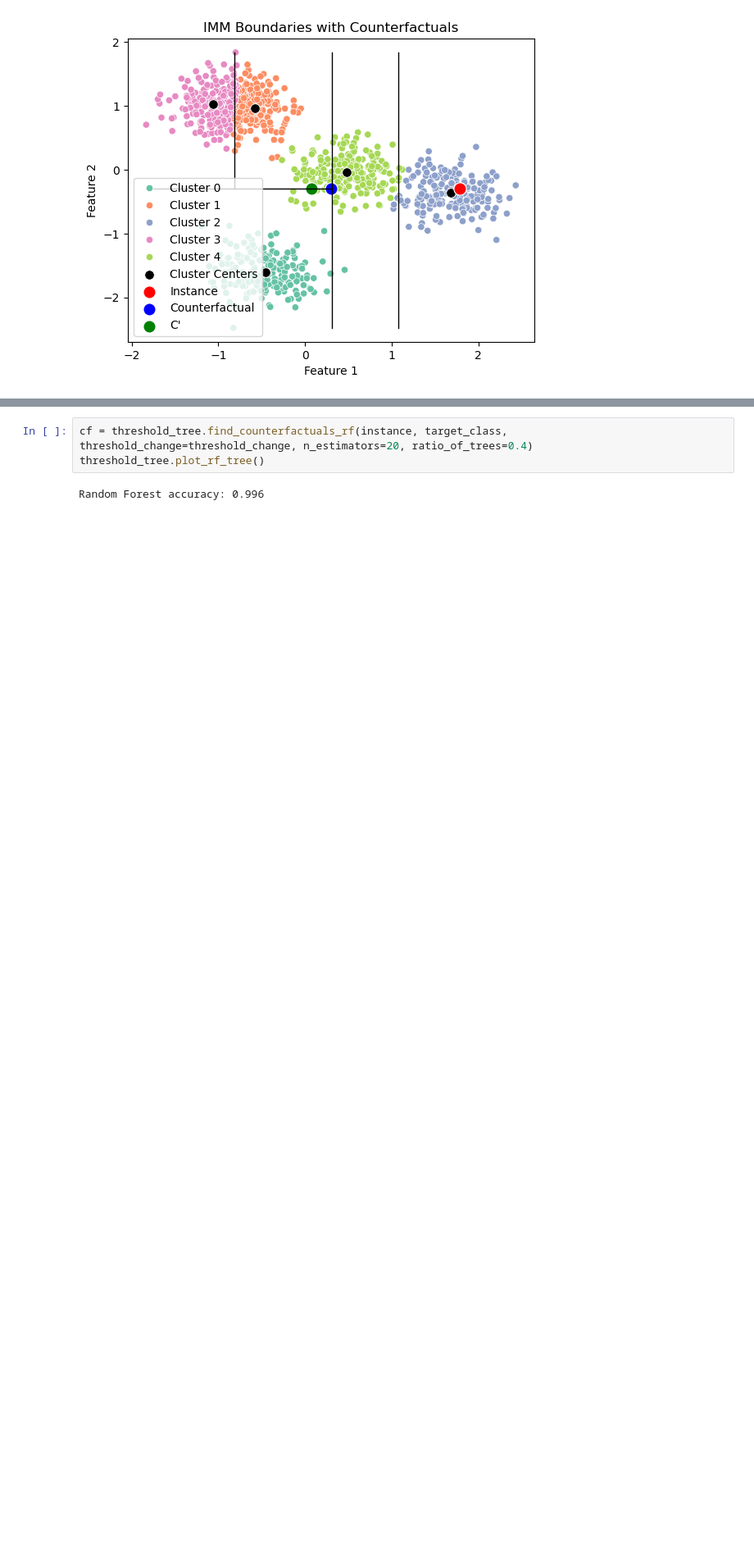
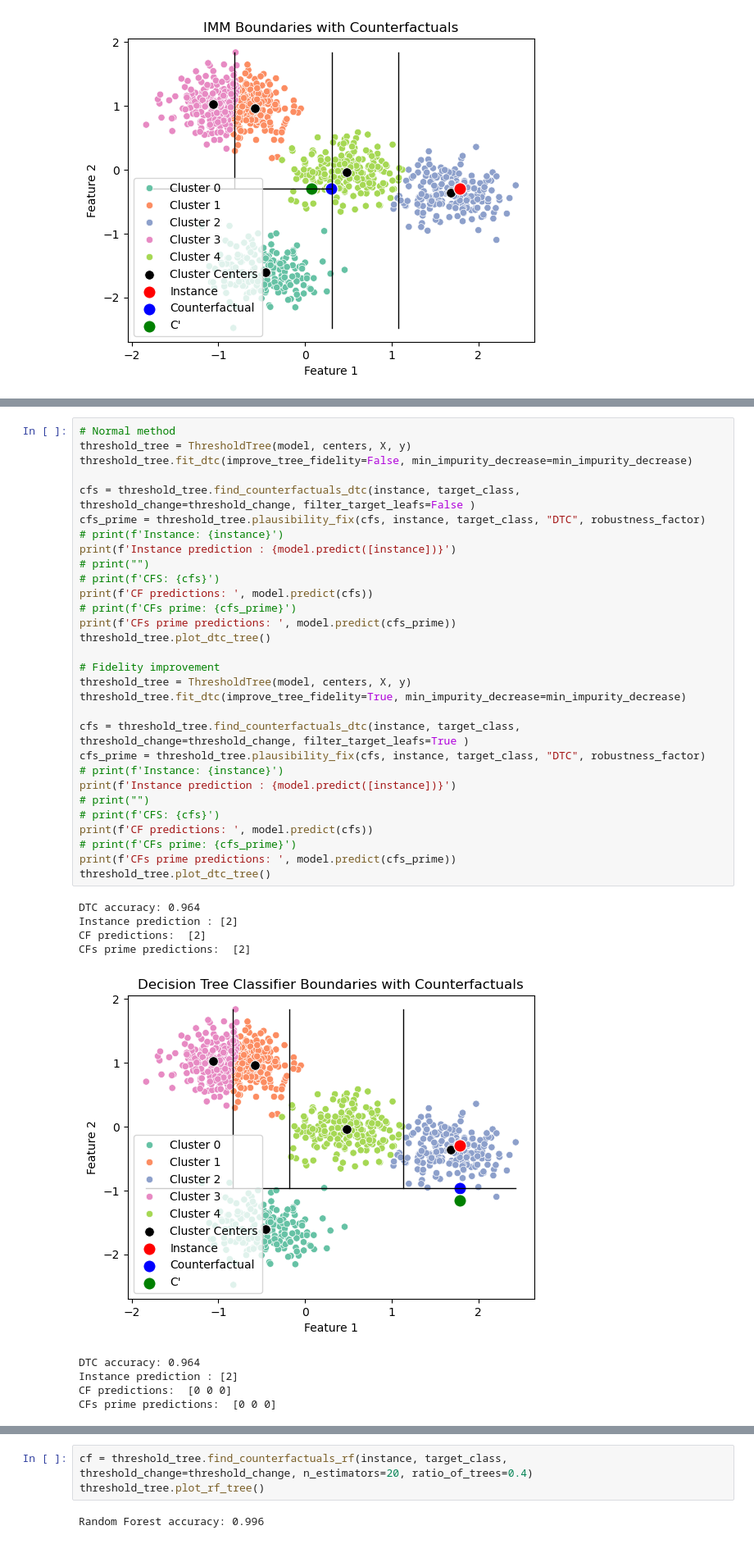
Before and after one commit to jepp3183/Thesis2025, a Jupyter notebook: code/threshold_tree_testing.ipynb, the cells around one changed output, grey strips where cells are left out. Shown at 82% size. Drawn from its saved outputs; the diff is of its cells as text; blank space fills up the shorter version.

Commit message:
added threshold tree fidelity comparison in testing

```diff
--- a/code/threshold_tree_testing.ipynb
+++ b/code/threshold_tree_testing.ipynb
@@ -178,0 +181,40 @@ threshold_tree.plot_imm_tree()
+# %%
+# Normal method
+threshold_tree = ThresholdTree(model, centers, X, y)
+threshold_tree.fit_dtc(improve_tree_fidelity=False, min_impurity_decrease=min_impurity_decrease)
+
+cfs = threshold_tree.find_counterfactuals_dtc(instance, target_class, threshold_change=threshold_change, filter_target_leafs=False )
+cfs_prime = threshold_tree.plausibility_fix(cfs, instance, target_class, "DTC", robustness_factor)
+# print(f'Instance: {instance}')
+print(f'Instance prediction : {model.predict([instance])}')
+# print("")
+# print(f'CFS: {cfs}')
+print(f'CF predictions: ', model.predict(cfs))
+# print(f'CFs prime: {cfs_prime}')
+print(f'CFs prime predictions: ', model.predict(cfs_prime))
+threshold_tree.plot_dtc_tree()
+
+# Fidelity improvement
+threshold_tree = ThresholdTree(model, centers, X, y)
+threshold_tree.fit_dtc(improve_tree_fidelity=True, min_impurity_decrease=min_impurity_decrease)
+
+cfs = threshold_tree.find_counterfactuals_dtc(instance, target_class, threshold_change=threshold_change, filter_target_leafs=True )
+cfs_prime = threshold_tree.plausibility_fix(cfs, instance, target_class, "DTC", robustness_factor)
+# print(f'Instance: {instance}')
+print(f'Instance prediction : {model.predict([instance])}')
+# print("")
+# print(f'CFS: {cfs}')
+print(f'CF predictions: ', model.predict(cfs))
+# print(f'CFs prime: {cfs_prime}')
+print(f'CFs prime predictions: ', model.predict(cfs_prime))
+threshold_tree.plot_dtc_tree()
+# %% [output]
+DTC accuracy: 0.964
+Instance prediction : [2]
+CF predictions:  [2]
+CFs prime predictions:  [2]
+[figure, added]
+DTC accuracy: 0.964
+Instance prediction : [2]
+CF predictions:  [0 0 0]
+CFs prime predictions:  [0 0 0]
```
Also changed, not shown: parts of 2 cells of this notebook.
